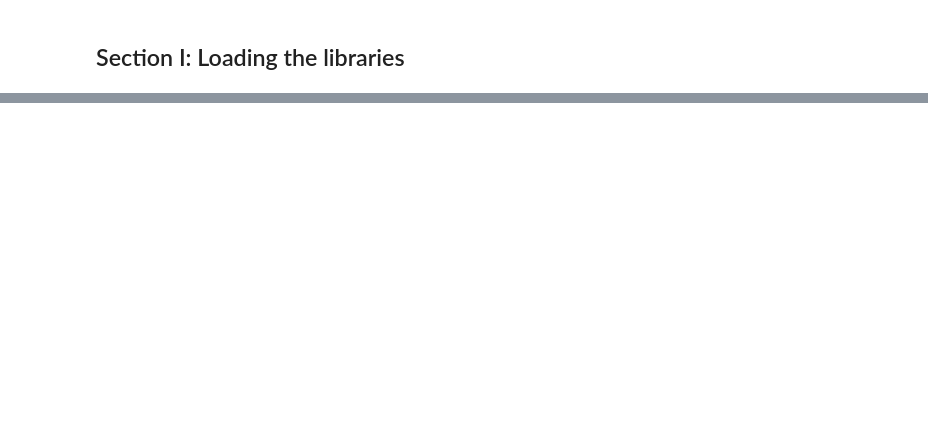
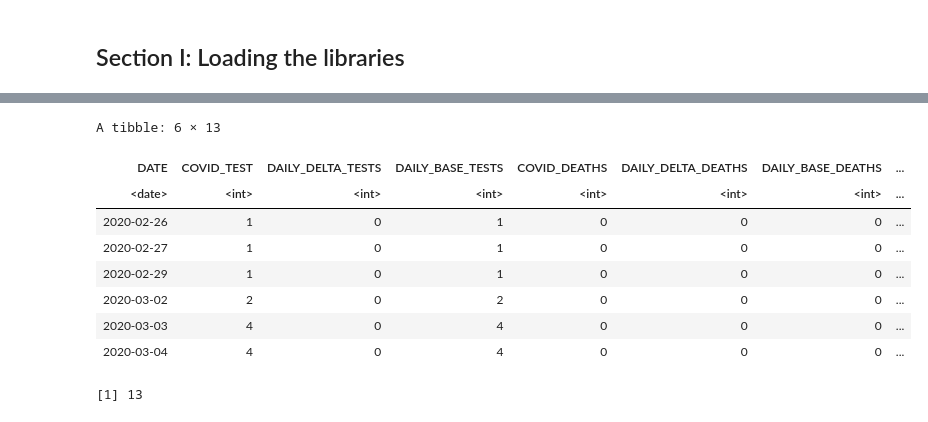
Before and after one commit to ironhacks/Tutorials-COVID-19, a Jupyter notebook: part-2/Part-II-BigQuery-and-notebookR.ipynb, the cells around one changed output, grey strips where cells are left out. Drawn from its saved outputs; the diff is of its cells as text; code cells hidden in the pictures; blank space fills up the shorter version.

```diff
--- a/part-2/Part-II-BigQuery-and-notebookR.ipynb
+++ b/part-2/Part-II-BigQuery-and-notebookR.ipynb
@@ -43,0 +177,13 @@ TEXT JET TO COME
+# %%
+head(rs2)
+# %% [output]
+A tibble: 6 × 13
+| DATE | COVID_TEST | DAILY_DELTA_TESTS | DAILY_BASE_TESTS | COVID_DEATHS | DAILY_DELTA_DEATHS | DAILY_BASE_DEATHS | ... |
+| <date> | <int> | <int> | <int> | <int> | <int> | <int> | ... |
+| 2020-02-26 | 1 | 0 | 1 | 0 | 0 | 0 | ... |
+| 2020-02-27 | 1 | 0 | 1 | 0 | 0 | 0 | ... |
+| 2020-02-29 | 1 | 0 | 1 | 0 | 0 | 0 | ... |
+| 2020-03-02 | 2 | 0 | 2 | 0 | 0 | 0 | ... |
+| 2020-03-03 | 4 | 0 | 4 | 0 | 0 | 0 | ... |
+| 2020-03-04 | 4 | 0 | 4 | 0 | 0 | 0 | ... |
+[1] 13
```
Also changed, not shown: parts of 50 cells of this notebook, 3 other files.
